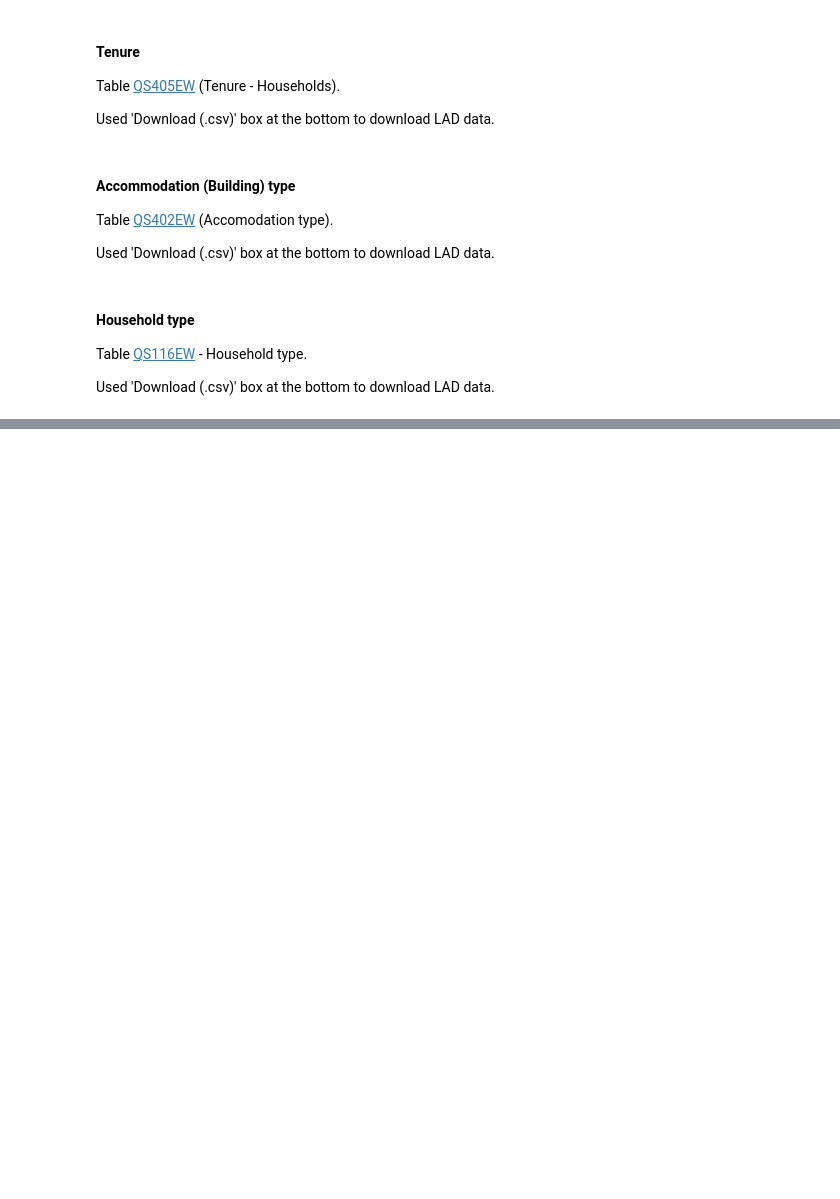
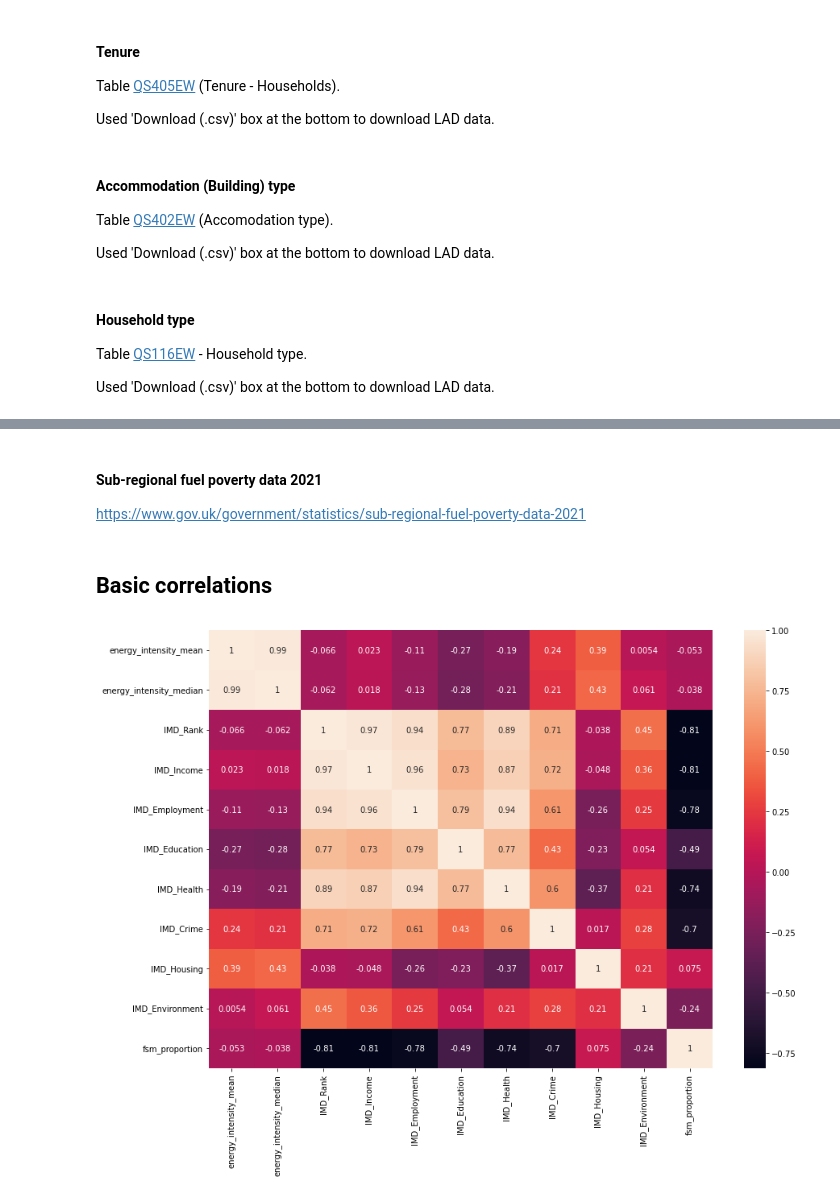
Before and after one commit to anetobradley/energy_flex, a Jupyter notebook: 02-EnergyModel/Energy_Intensity_Analysis/energy_intensity_analysis.ipynb, the cells around one changed output, grey strips where cells are left out. Saved outputs shown, nothing was run; the diff lists cells and outputs as text; code cells hidden in the pictures; blank space fills up the shorter version.

Commit message:
added new data and did GI* analysis

```diff
--- a/02-EnergyModel/Energy_Intensity_Analysis/energy_intensity_analysis.ipynb
+++ b/02-EnergyModel/Energy_Intensity_Analysis/energy_intensity_analysis.ipynb
@@ -85,12 +96,7 @@ Source: https://www.gov.uk/government/statistics/english-indices-of-deprivation-
 See [README.md](./data/imd/README.md) for details
 # %%
 imd_lsoa = pd.read_csv(os.path.join("data", "imd",
-                                    "File_1_-_IMD2019_Index_of_Multiple_Deprivation.csv.gz"))
-
-# Make the rank numeric (currently string with commas)
-col = 'Index of Multiple Deprivation (IMD) Rank'
-imd_lsoa[col] = imd_lsoa[col].str.split(',').str.join('').astype(int)
-
+                                    "File_2_-_IoD2019_Domains_of_Deprivation.csv.gz"))
 imd_lsoa
 # %% [output]
 |  | LSOA code (2011) | LSOA name (2011) | Local Authority District code (2019) | Local Authority District name (2019) | Index of Multiple Deprivation (IM... | ... |
@@ -152,0 +190,9 @@ building_type_lad = pd.read_csv(os.path.join("data", "census", "household-type-l
+# %%
+fsm_lad = pd.read_csv(os.path.join("data", "free_school_meals", "free-school-meals-autumn-term_2020-21-autumn-term", "data", "fsm_new_starts_autumn20.csv")).set_index('new_la_code', drop=True)
+# Drop data that aren't for LADs
+fsm_lad = fsm_lad.dropna(subset=['la_name'])
+# Each row is a different type of school. Sum the two rows we want across all school types in an LSOA
+fsm_lad_grouped = fsm_lad.groupby(fsm_lad.index).agg({"fsm_eligible": np.sum, "headcount": np.sum})
+fsm_lad_grouped['fsm_proportion'] = fsm_lad_grouped.fsm_eligible / fsm_lad_grouped.headcount
+
+fsm_lad_grouped.sample(4)
@@ -152,0 +206,8 @@ building_type_lad = pd.read_csv(os.path.join("data", "census", "household-type-l
+# %%
+# Merge
+energy_intensity = energy_intensity.merge(fsm_lad_grouped, how="left", left_index=True, right_index=True)
+
+if len(energy_intensity.loc[energy_intensity.fsm_proportion.isna()]) > 0:
+    print(f"Warning, no FSM data found for {len(energy_intensity.loc[energy_intensity.fsm_proportion.isna()])} areas")
+
+energy_intensity.sample(4)
@@ -152,0 +223,4 @@ building_type_lad = pd.read_csv(os.path.join("data", "census", "household-type-l
+# %% [markdown]
+#### Sub-regional fuel poverty data 2021
+
+https://www.gov.uk/government/statistics/sub-regional-fuel-poverty-data-2021
@@ -152,0 +229,9 @@ building_type_lad = pd.read_csv(os.path.join("data", "census", "household-type-l
+# %% [markdown]
+## Basic correlations
+# %%
+fig, ax = plt.subplots(figsize=(14,10))
+cols = ['energy_intensity_mean', 'energy_intensity_median', 'IMD_Rank', 'IMD_Income', 'IMD_Employment', 'IMD_Education', 'IMD_Health', 'IMD_Crime', 'IMD_Housing', 'IMD_Environment', 'fsm_proportion']
+sn.heatmap(energy_intensity[cols].corr(), annot=True, ax=ax)
+del cols
+# %% [output]
+[figure, added]
```
Also changed, not shown: parts of 22 cells of this notebook, 6 other files.
